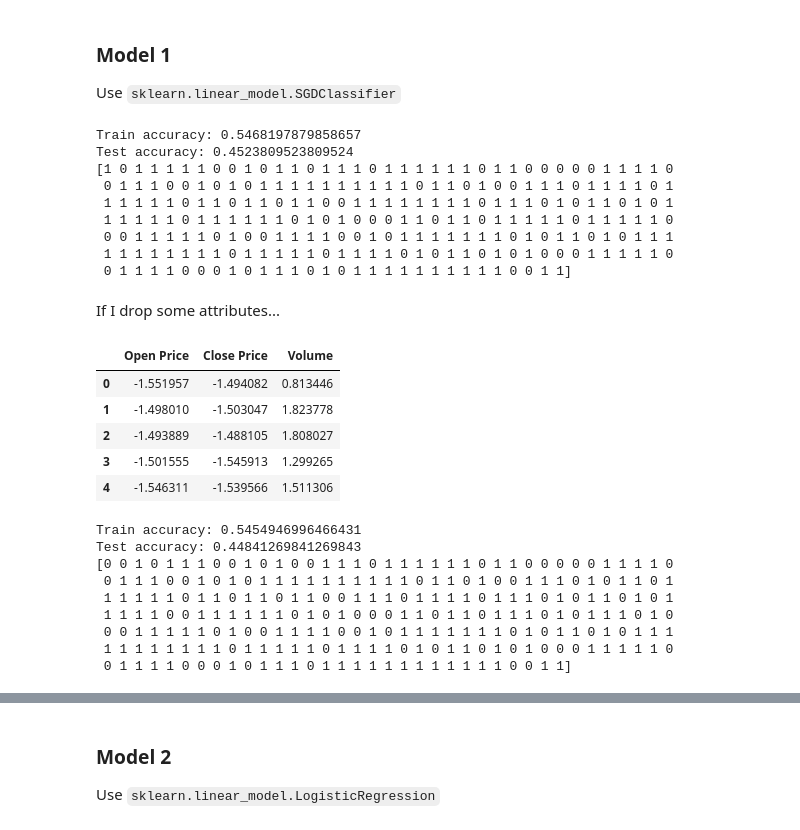
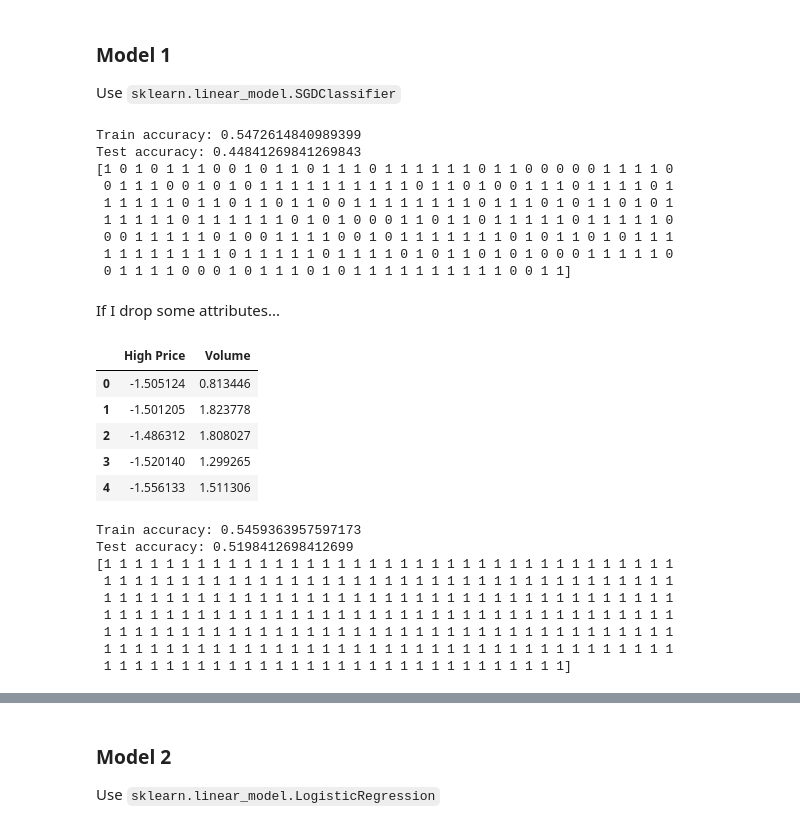
Before and after one commit to kevin110604/FDA_regression_svm_nn, a Jupyter notebook: FDA_hw3.ipynb, the cells around one changed output, grey strips where cells are left out. Drawn from its saved outputs; the diff is of its cells as text; code cells hidden in the pictures.

```diff
--- a/FDA_hw3.ipynb
+++ b/FDA_hw3.ipynb
@@ -8,8 +8,8 @@ import pandas as pd
 import matplotlib.pyplot as plt
 %matplotlib inline
 # %%
-train = pd.read_csv('training.csv')
-test = pd.read_csv('test.csv')
+train = pd.read_csv('hw3dataset/training.csv')
+test = pd.read_csv('hw3dataset/test.csv')
 train.head()
 # %% [output]
 |  | Date | Open Price | Close Price | High Price | Low Price | Volume |
@@ -112,9 +112,9 @@ model_bl = linear_model.SGDClassifier(loss='log', max_iter=10000, tol=1e-3,
 model_bl.fit(x_train_std, y_train)
 evaluate(model_bl, x_train_std, y_train, x_test_std, y_test)
 # %% [output]
-Train accuracy: 0.5468197879858657
-Test accuracy: 0.4523809523809524
-[1 0 1 1 1 1 1 0 0 1 0 1 1 0 1 1 1 0 1 1 1 1 1 1 0 1 1 0 0 0 0 0 1 1 1 1 0
+Train accuracy: 0.5472614840989399
+Test accuracy: 0.44841269841269843
+[1 0 1 0 1 1 1 0 0 1 0 1 1 0 1 1 1 0 1 1 1 1 1 1 0 1 1 0 0 0 0 0 1 1 1 1 0
  0 1 1 1 0 0 1 0 1 0 1 1 1 1 1 1 1 1 1 1 0 1 1 0 1 0 0 1 1 1 0 1 1 1 1 0 1
  1 1 1 1 1 0 1 1 0 1 1 0 1 1 0 0 1 1 1 1 1 1 1 1 0 1 1 1 0 1 0 1 1 0 1 0 1
  1 1 1 1 1 0 1 1 1 1 1 1 0 1 0 1 0 0 0 1 1 0 1 1 0 1 1 1 1 1 0 1 1 1 1 1 0
@@ -124,29 +124,29 @@ Test accuracy: 0.4523809523809524
 # %% [markdown]
 If I drop some attributes...
 # %%
-x2_train_std = x_train_std.drop(['High Price', 'Low Price'], axis=1)
-x2_test_std = x_test_std.drop(['High Price', 'Low Price'], axis=1)
+x2_train_std = x_train_std.drop(['Close Price', 'Low Price', 'Open Price'], axis=1)
+x2_test_std = x_test_std.drop(['Close Price', 'Low Price', 'Open Price'], axis=1)
 x2_train_std.head()
 # %% [output]
-|  | Open Price | Close Price | Volume |
-| 0 | -1.551957 | -1.494082 | 0.813446 |
-| 1 | -1.498010 | -1.503047 | 1.823778 |
-| 2 | -1.493889 | -1.488105 | 1.808027 |
-| 3 | -1.501555 | -1.545913 | 1.299265 |
-| 4 | -1.546311 | -1.539566 | 1.511306 |
+|  | High Price | Volume |
+| 0 | -1.505124 | 0.813446 |
+| 1 | -1.501205 | 1.823778 |
+| 2 | -1.486312 | 1.808027 |
+| 3 | -1.520140 | 1.299265 |
+| 4 | -1.556133 | 1.511306 |
 # %%
 model_bl.fit(x2_train_std, y_train)
 evaluate(model_bl, x2_train_std, y_train, x2_test_std, y_test)
 # %% [output]
-Train accuracy: 0.5454946996466431
-Test accuracy: 0.44841269841269843
-[0 0 1 0 1 1 1 0 0 1 0 1 0 0 1 1 1 0 1 1 1 1 1 1 0 1 1 0 0 0 0 0 1 1 1 1 0
- 0 1 1 1 0 0 1 0 1 0 1 1 1 1 1 1 1 1 1 1 0 1 1 0 1 0 0 1 1 1 0 1 0 1 1 0 1
- 1 1 1 1 1 0 1 1 0 1 1 0 1 1 0 0 1 1 1 0 1 1 1 1 0 1 1 1 0 1 0 1 1 0 1 0 1
- 1 1 1 1 0 0 1 1 1 1 1 1 0 1 0 1 0 0 0 1 1 0 1 1 0 1 1 1 0 1 0 1 1 1 0 1 0
- 0 0 1 1 1 1 1 0 1 0 0 1 1 1 1 0 0 1 0 1 1 1 1 1 1 1 0 1 0 1 1 0 1 0 1 1 1
- 1 1 1 1 1 1 1 1 0 1 1 1 1 1 0 1 1 1 1 0 1 0 1 1 0 1 0 1 0 0 0 1 1 1 1 1 0
- 0 1 1 1 1 0 0 0 1 0 1 1 1 0 1 1 1 1 1 1 1 1 1 1 1 1 0 0 1 1]
+Train accuracy: 0.5459363957597173
+Test accuracy: 0.5198412698412699
+[1 1 1 1 1 1 1 1 1 1 1 1 1 1 1 1 1 1 1 1 1 1 1 1 1 1 1 1 1 1 1 1 1 1 1 1 1
+ 1 1 1 1 1 1 1 1 1 1 1 1 1 1 1 1 1 1 1 1 1 1 1 1 1 1 1 1 1 1 1 1 1 1 1 1 1
+ 1 1 1 1 1 1 1 1 1 1 1 1 1 1 1 1 1 1 1 1 1 1 1 1 1 1 1 1 1 1 1 1 1 1 1 1 1
+ 1 1 1 1 1 1 1 1 1 1 1 1 1 1 1 1 1 1 1 1 1 1 1 1 1 1 1 1 1 1 1 1 1 1 1 1 1
+ 1 1 1 1 1 1 1 1 1 1 1 1 1 1 1 1 1 1 1 1 1 1 1 1 1 1 1 1 1 1 1 1 1 1 1 1 1
+ 1 1 1 1 1 1 1 1 1 1 1 1 1 1 1 1 1 1 1 1 1 1 1 1 1 1 1 1 1 1 1 1 1 1 1 1 1
+ 1 1 1 1 1 1 1 1 1 1 1 1 1 1 1 1 1 1 1 1 1 1 1 1 1 1 1 1 1 1]
 # %%
 # plt.scatter(x2_train_std['Close Price'], x2_train_std['High Price'], x2_train_std['Volume'])
 # %%
```
Also changed, not shown: parts of 17 cells of this notebook, 2 other files.
